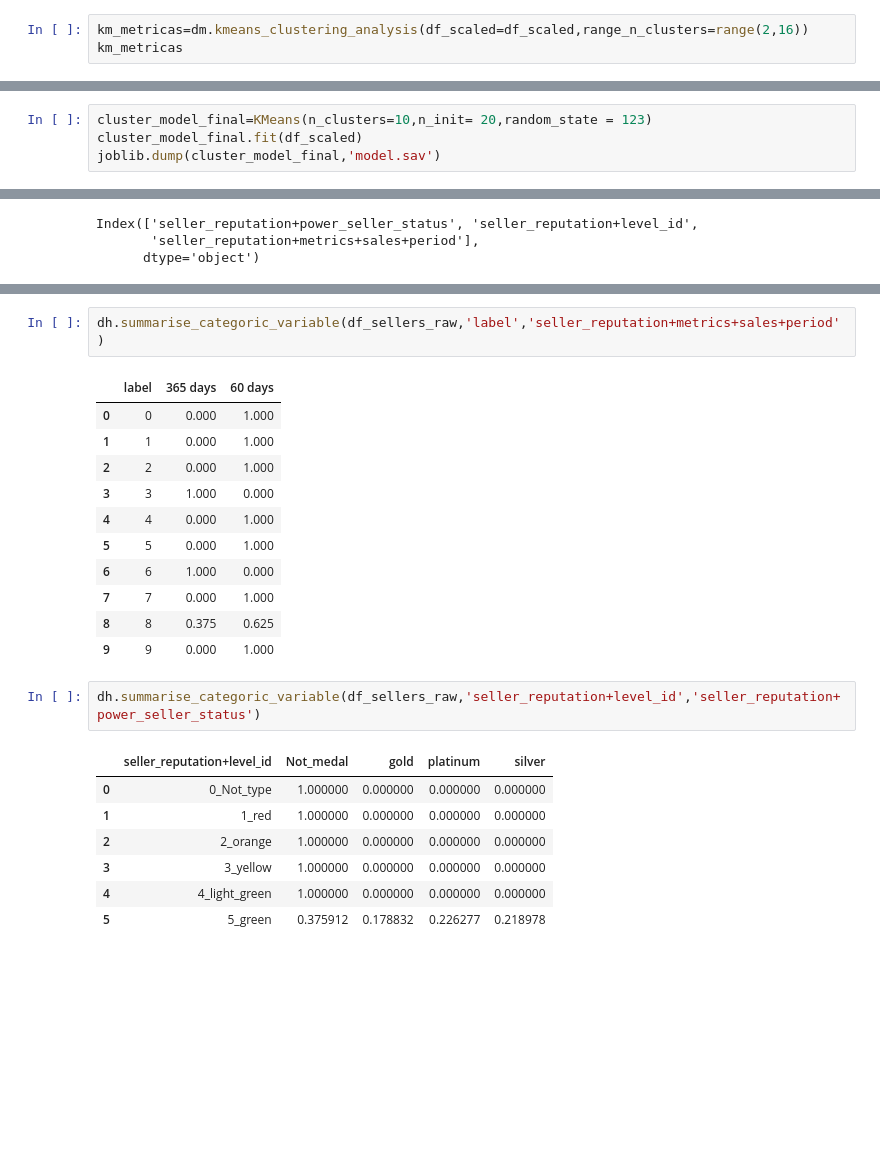
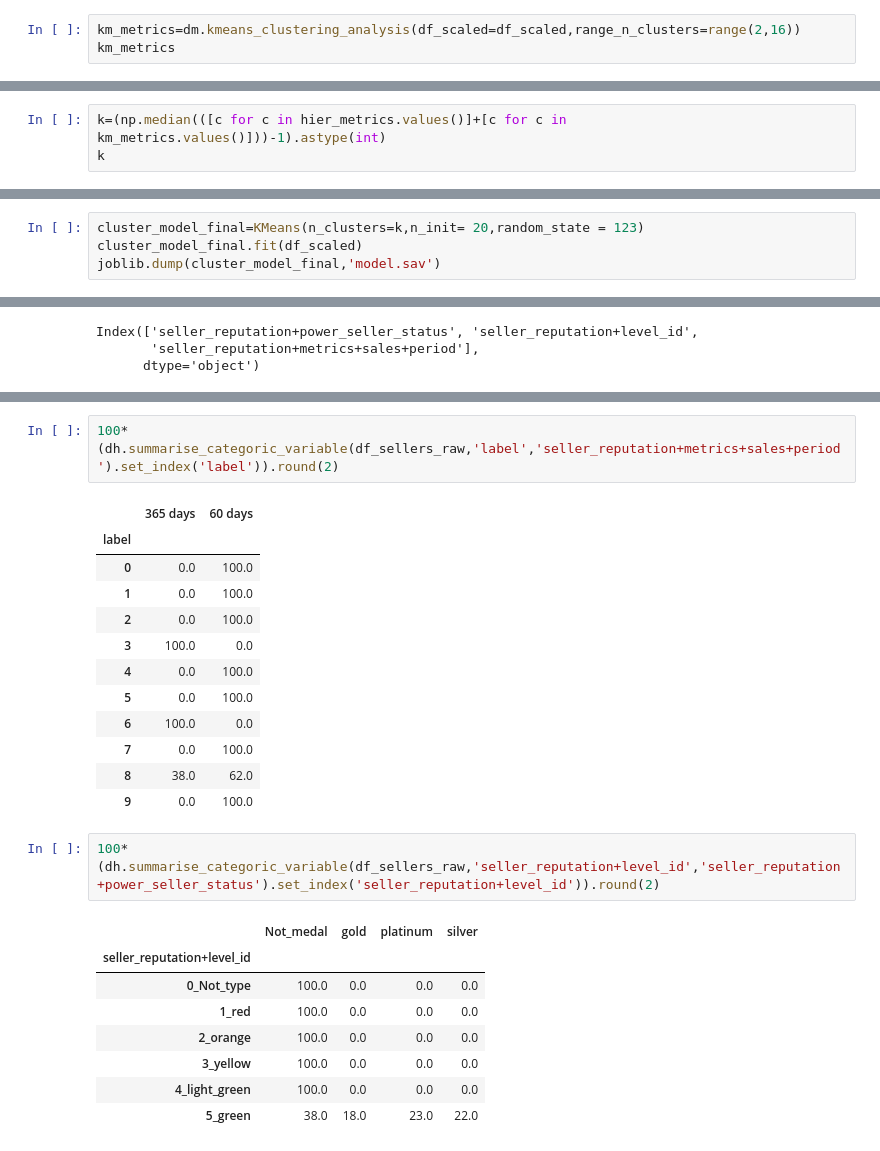
Before and after one commit to ccparra/MELI, a Jupyter notebook: MELI.ipynb, the cells around one changed output, grey strips where cells are left out. Cells and saved outputs as stored; diff of their text form; blank space fills up the shorter version.

```diff
--- a/MELI.ipynb
+++ b/MELI.ipynb
@@ -269,8 +291,8 @@ df_scaled.head()
 | 8019088 | 1.000000 | 0.02 | 0.0 | 0.003923 | 1.0 | 0.014286 | 0.062220 | ... |
 5 rows × 31 columns
 # %%
-km_metricas=dm.kmeans_clustering_analysis(df_scaled=df_scaled,range_n_clusters=range(2,16))
-km_metricas
+km_metrics=dm.kmeans_clustering_analysis(df_scaled=df_scaled,range_n_clusters=range(2,16))
+km_metrics
 # %% [output]
 {'elbow': 7,
  'silhoutte': 15,
@@ -312,3 +333,6 @@ plt.tight_layout()
 plt.show()
 # %% [output]
 [figure]
+# %%
+k=(np.median(([c for c in hier_metrics.values()]+[c for c in km_metrics.values()]))-1).astype(int)
+k
@@ -315,5 +341,5 @@ plt.show()
 # %%
-cluster_model_final=KMeans(n_clusters=10,n_init= 20,random_state = 123)
+cluster_model_final=KMeans(n_clusters=k,n_init= 20,random_state = 123)
 cluster_model_final.fit(df_scaled)
 joblib.dump(cluster_model_final,'model.sav')
 # %% [output]
@@ -398,24 +458,26 @@ dh.summarise_categoric_variable(df_sellers_raw,'label','seller_reputation+level_
 # %%
-dh.summarise_categoric_variable(df_sellers_raw,'label','seller_reputation+metrics+sales+period')
+100*(dh.summarise_categoric_variable(df_sellers_raw,'label','seller_reputation+metrics+sales+period').set_index('label')).round(2)
 # %% [output]
-|  | label | 365 days | 60 days |
-| 0 | 0 | 0.000 | 1.000 |
-| 1 | 1 | 0.000 | 1.000 |
-| 2 | 2 | 0.000 | 1.000 |
-| 3 | 3 | 1.000 | 0.000 |
-| 4 | 4 | 0.000 | 1.000 |
-| 5 | 5 | 0.000 | 1.000 |
-| 6 | 6 | 1.000 | 0.000 |
-| 7 | 7 | 0.000 | 1.000 |
-| 8 | 8 | 0.375 | 0.625 |
-| 9 | 9 | 0.000 | 1.000 |
+|  | 365 days | 60 days |
+| label |  |  |
+| 0 | 0.0 | 100.0 |
+| 1 | 0.0 | 100.0 |
+| 2 | 0.0 | 100.0 |
+| 3 | 100.0 | 0.0 |
+| 4 | 0.0 | 100.0 |
+| 5 | 0.0 | 100.0 |
+| 6 | 100.0 | 0.0 |
+| 7 | 0.0 | 100.0 |
+| 8 | 38.0 | 62.0 |
+| 9 | 0.0 | 100.0 |
 # %%
-dh.summarise_categoric_variable(df_sellers_raw,'seller_reputation+level_id','seller_reputation+power_seller_status')
+100*(dh.summarise_categoric_variable(df_sellers_raw,'seller_reputation+level_id','seller_reputation+power_seller_status').set_index('seller_reputation+level_id')).round(2)
 # %% [output]
-|  | seller_reputation+level_id | Not_medal | gold | platinum | silver |
-| 0 | 0_Not_type | 1.000000 | 0.000000 | 0.000000 | 0.000000 |
-| 1 | 1_red | 1.000000 | 0.000000 | 0.000000 | 0.000000 |
-| 2 | 2_orange | 1.000000 | 0.000000 | 0.000000 | 0.000000 |
-| 3 | 3_yellow | 1.000000 | 0.000000 | 0.000000 | 0.000000 |
-| 4 | 4_light_green | 1.000000 | 0.000000 | 0.000000 | 0.000000 |
-| 5 | 5_green | 0.375912 | 0.178832 | 0.226277 | 0.218978 |
+|  | Not_medal | gold | platinum | silver |
+| seller_reputation+level_id |  |  |  |  |
+| 0_Not_type | 100.0 | 0.0 | 0.0 | 0.0 |
+| 1_red | 100.0 | 0.0 | 0.0 | 0.0 |
+| 2_orange | 100.0 | 0.0 | 0.0 | 0.0 |
+| 3_yellow | 100.0 | 0.0 | 0.0 | 0.0 |
+| 4_light_green | 100.0 | 0.0 | 0.0 | 0.0 |
+| 5_green | 38.0 | 18.0 | 23.0 | 22.0 |
```
Also changed, not shown: parts of 18 cells of this notebook, 3 other files.
